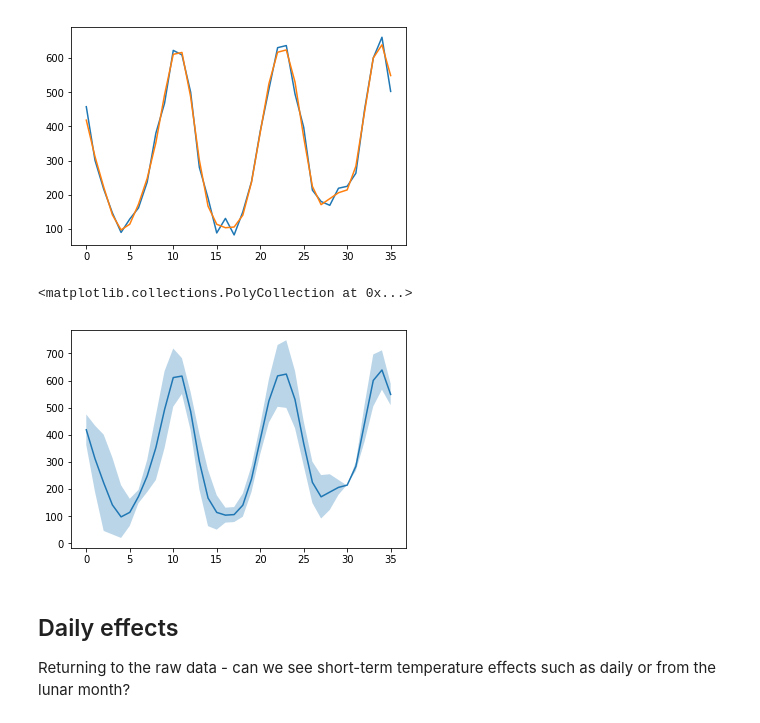
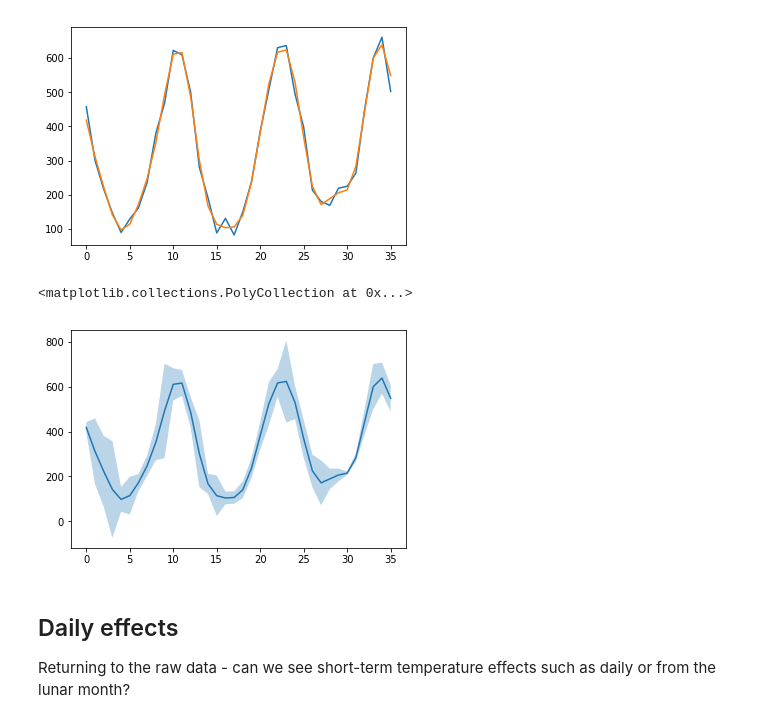
Before and after one commit to GibbsConsulting/ds-collateral, a Jupyter notebook: notebooks/WaterTemperatureTimeSeries.ipynb, the cells around one changed output. Saved outputs shown, nothing was run; the diff lists cells and outputs as text; code cells hidden in the pictures.

```diff
--- a/notebooks/WaterTemperatureTimeSeries.ipynb
+++ b/notebooks/WaterTemperatureTimeSeries.ipynb
@@ -92,14 +92,14 @@ plt.plot(np.abs(filt))
 [<matplotlib.lines.Line2D at 0x...>]
 [figure]
 # %%
-var_filt, _ = fourier_trimming(per_month["Variance"])
-dfp = pd.DataFrame({'mid':np.abs(filt),'up':np.abs(filt+var_filt),'dn':np.abs(filt-var_filt)})
+_,var_filt = fourier_trimming(per_month["Variance"])
+dfp = pd.DataFrame({'mid':np.abs(filt),'up':np.abs(filt)+np.abs(var_filt),'dn':np.abs(filt)-np.abs(var_filt)})
 units = dfp.index
 plt.plot(units,dfp['mid'])
 plt.fill_between(units,dfp['dn'], dfp['up'], alpha=0.3)
 # %% [output]
 <matplotlib.collections.PolyCollection at 0x...>
-[figure, old version]
+[figure, new version]
 # %% [markdown]
 ## Daily effects
 
```
Also changed, not shown: 2 other files.
